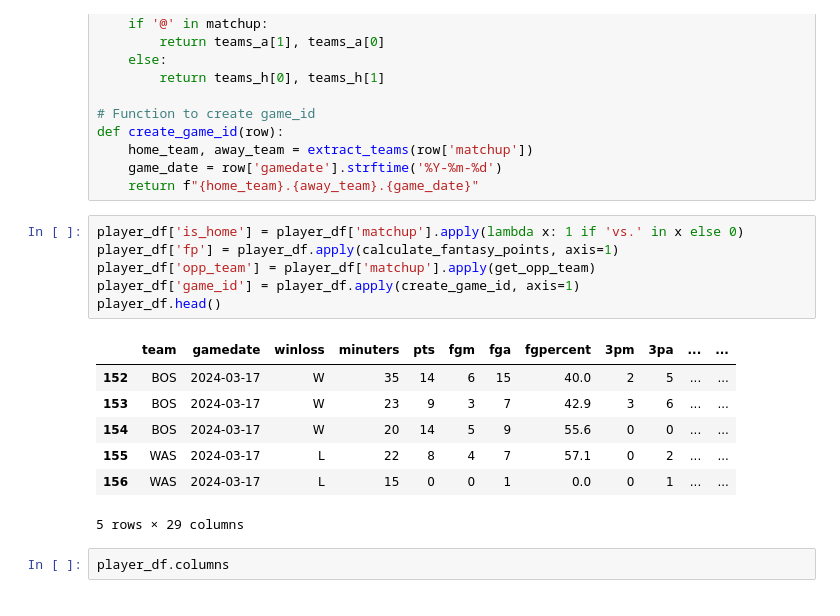
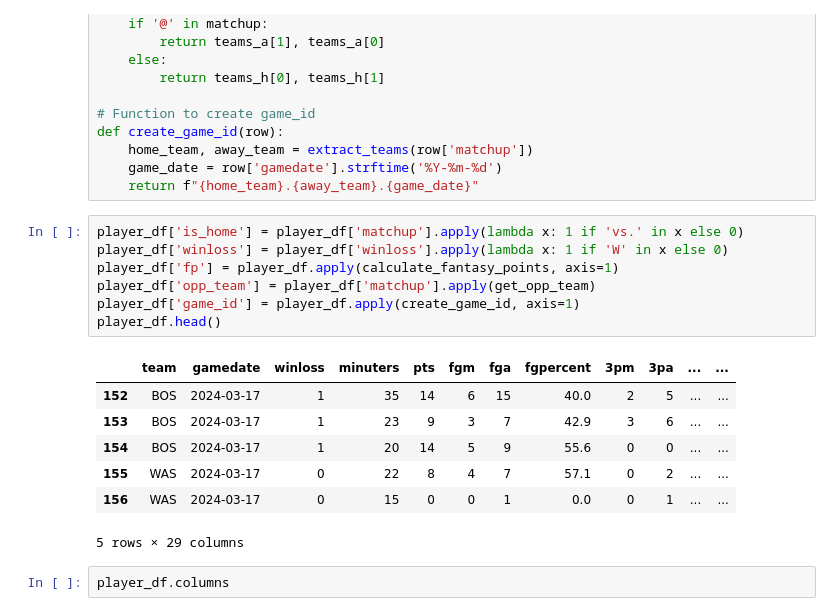
Before and after one commit to BerkeAltiparmak/SportSense.AI, a Jupyter notebook: SportSense.ipynb, the cells around one changed output. Saved outputs shown, nothing was run; the diff lists cells and outputs as text.

```diff
--- a/SportSense.ipynb
+++ b/SportSense.ipynb
@@ -94,17 +94,18 @@ def create_game_id(row):
     return f"{home_team}.{away_team}.{game_date}"
 # %%
 player_df['is_home'] = player_df['matchup'].apply(lambda x: 1 if 'vs.' in x else 0)
+player_df['winloss'] = player_df['winloss'].apply(lambda x: 1 if 'W' in x else 0)
 player_df['fp'] = player_df.apply(calculate_fantasy_points, axis=1)
 player_df['opp_team'] = player_df['matchup'].apply(get_opp_team)
 player_df['game_id'] = player_df.apply(create_game_id, axis=1)
 player_df.head()
 # %% [output]
 |  | team | gamedate | winloss | minuters | pts | fgm | fga | fgpercent | 3pm | 3pa | ... | ... |
-| 152 | BOS | 2024-03-17 | W | 35 | 14 | 6 | 15 | 40.0 | 2 | 5 | ... | ... |
-| 153 | BOS | 2024-03-17 | W | 23 | 9 | 3 | 7 | 42.9 | 3 | 6 | ... | ... |
-| 154 | BOS | 2024-03-17 | W | 20 | 14 | 5 | 9 | 55.6 | 0 | 0 | ... | ... |
-| 155 | WAS | 2024-03-17 | L | 22 | 8 | 4 | 7 | 57.1 | 0 | 2 | ... | ... |
-| 156 | WAS | 2024-03-17 | L | 15 | 0 | 0 | 1 | 0.0 | 0 | 1 | ... | ... |
+| 152 | BOS | 2024-03-17 | 1 | 35 | 14 | 6 | 15 | 40.0 | 2 | 5 | ... | ... |
+| 153 | BOS | 2024-03-17 | 1 | 23 | 9 | 3 | 7 | 42.9 | 3 | 6 | ... | ... |
+| 154 | BOS | 2024-03-17 | 1 | 20 | 14 | 5 | 9 | 55.6 | 0 | 0 | ... | ... |
+| 155 | WAS | 2024-03-17 | 0 | 22 | 8 | 4 | 7 | 57.1 | 0 | 2 | ... | ... |
+| 156 | WAS | 2024-03-17 | 0 | 15 | 0 | 0 | 1 | 0.0 | 0 | 1 | ... | ... |
 5 rows × 29 columns
 # %%
 player_df.columns
```
Also changed, not shown: parts of 10 cells of this notebook.
